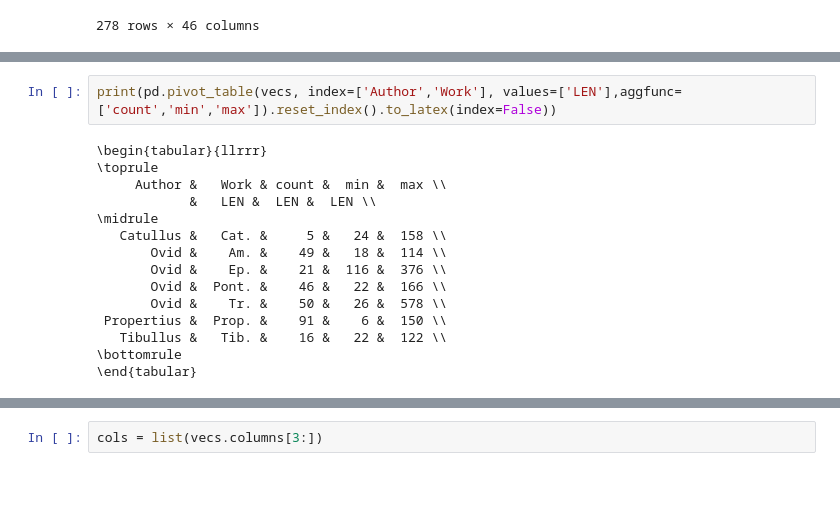
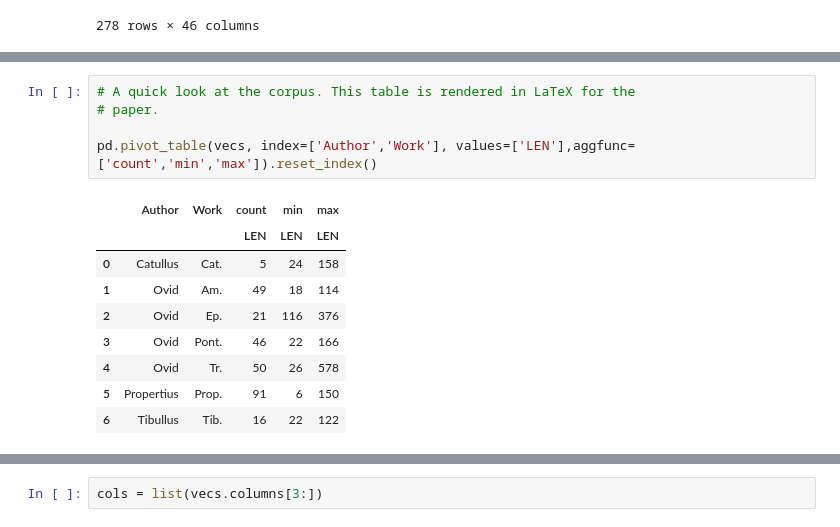
Before and after one commit to bnagy/heroides-paper, a Jupyter notebook: repro/elegy_poetics_accuracy.ipynb, the cells around one changed output, grey strips where cells are left out. Saved outputs shown, nothing was run; the diff lists cells and outputs as text; blank space fills up the shorter version.

```diff
--- a/repro/elegy_poetics_accuracy.ipynb
+++ b/repro/elegy_poetics_accuracy.ipynb
@@ -102,17 +114,15 @@ vecs.LEN.sum()
 # %%
-print(pd.pivot_table(vecs, index=['Author','Work'], values=['LEN'],aggfunc=['count','min','max']).reset_index().to_latex(index=False))
+# A quick look at the corpus. This table is rendered in LaTeX for the
+# paper.
+
+pd.pivot_table(vecs, index=['Author','Work'], values=['LEN'],aggfunc=['count','min','max']).reset_index()
 # %% [output]
-\begin{tabular}{llrrr}
-\toprule
-     Author &   Work & count &  min &  max \\
-            &   LEN &  LEN &  LEN \\
-\midrule
-   Catullus &   Cat. &     5 &   24 &  158 \\
-       Ovid &    Am. &    49 &   18 &  114 \\
-       Ovid &    Ep. &    21 &  116 &  376 \\
-       Ovid &  Pont. &    46 &   22 &  166 \\
-       Ovid &    Tr. &    50 &   26 &  578 \\
- Propertius &  Prop. &    91 &    6 &  150 \\
-   Tibullus &   Tib. &    16 &   22 &  122 \\
-\bottomrule
-\end{tabular}
+|  | Author | Work | count | min | max |
+|  |  |  | LEN | LEN | LEN |
+| 0 | Catullus | Cat. | 5 | 24 | 158 |
+| 1 | Ovid | Am. | 49 | 18 | 114 |
+| 2 | Ovid | Ep. | 21 | 116 | 376 |
+| 3 | Ovid | Pont. | 46 | 22 | 166 |
+| 4 | Ovid | Tr. | 50 | 26 | 578 |
+| 5 | Propertius | Prop. | 91 | 6 | 150 |
+| 6 | Tibullus | Tib. | 16 | 22 | 122 |
```
Also changed, not shown: parts of 27 cells of this notebook, 3 other files.
